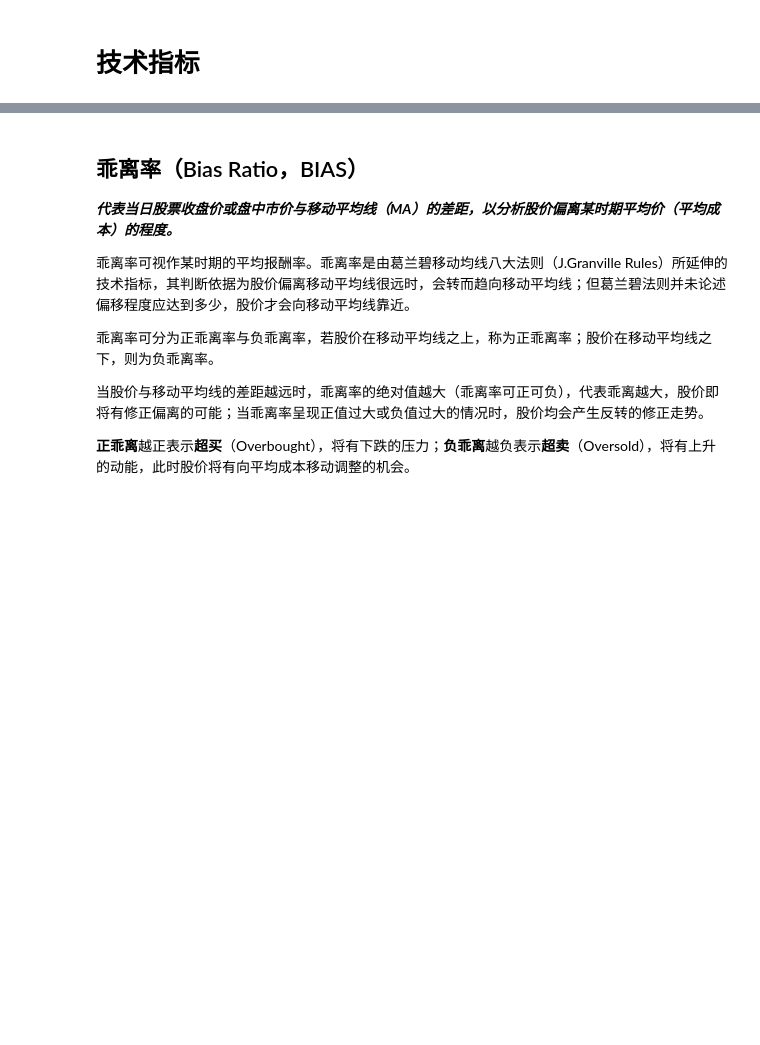
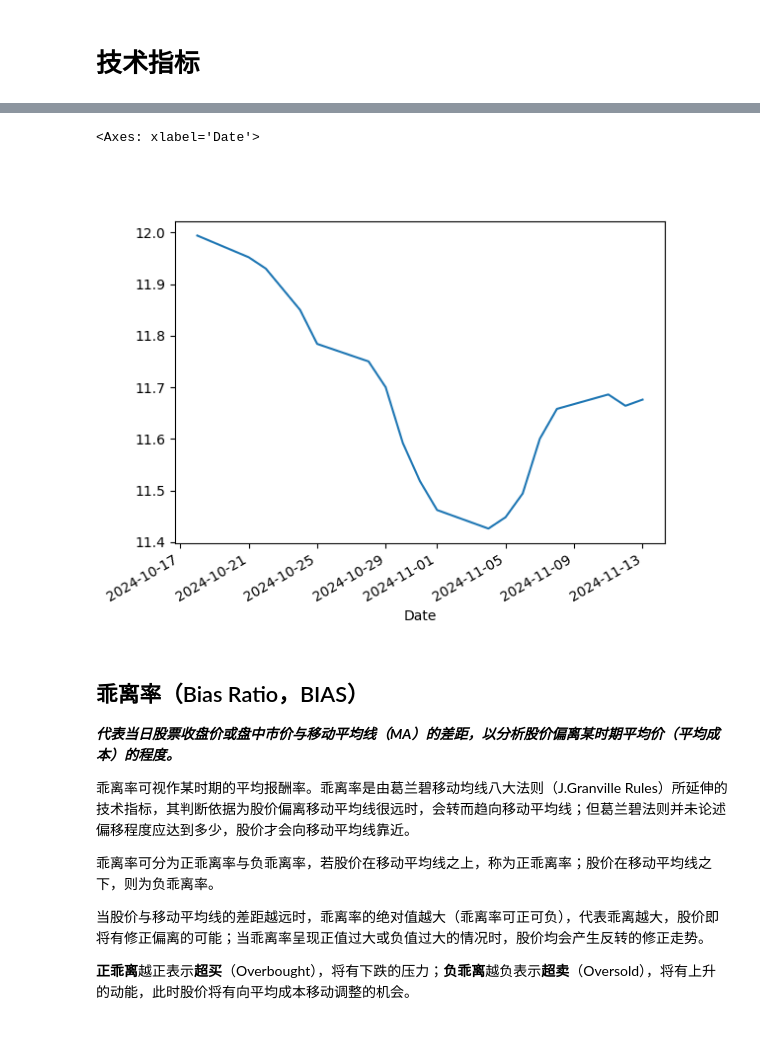
Before and after one commit to xnraiser/my_quan, a Jupyter notebook: indicators.ipynb, the cells around one changed output, grey strips where cells are left out. Saved outputs shown, nothing was run; the diff lists cells and outputs as text; code cells hidden in the pictures; blank space fills up the shorter version.

```diff
--- a/indicators.ipynb
+++ b/indicators.ipynb
@@ -1,6 +1,14 @@
 # %% [markdown]
 # 技术指标
 # %%
-# 添加运行库
-import pandas as pd
-import numpy as np
+# 从yahoo finance获取数据
+import yfinance as yf
+
+ticker = yf.Ticker("000001.SZ")
+
+# hist = ticker.history(start="2024-11-01", end="2024-11-14")
+hist = ticker.history(period="1mo")
+
+df = hist[['Open', 'Close', 'High', 'Low', 'Volume']]
+
+df[0:7]
@@ -12,3 +48,16 @@ import numpy as np
+# %%
+%matplotlib widget
+# 计算简单移动平均线（SMA）
+# data pandas.frame 股价表
+# window number n天窗口期
+def calculate_sma(data, window):
+    sma = data['Close'].rolling(window=window).mean()
+    return sma
+
+calculate_sma(df, 5).plot(x_compat=True)
+# %% [output]
+<Axes: xlabel='Date'>
+[figure, added]
 # %% [markdown]
 ## 乖离率（Bias Ratio，BIAS）
 ***代表当日股票收盘价或盘中市价与移动平均线（MA）的差距，以分析股价偏离某时期平均价（平均成本）的程度。***
```
Also changed, not shown: parts of 2 cells of this notebook.
